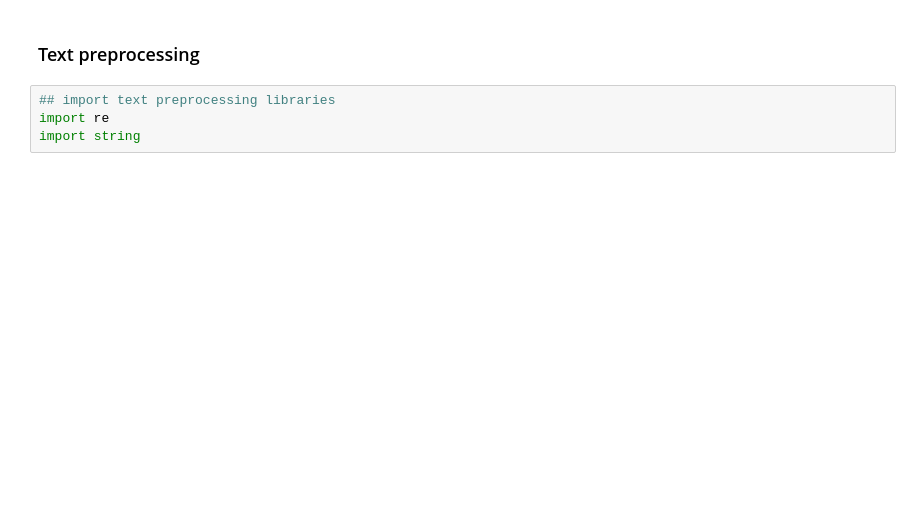
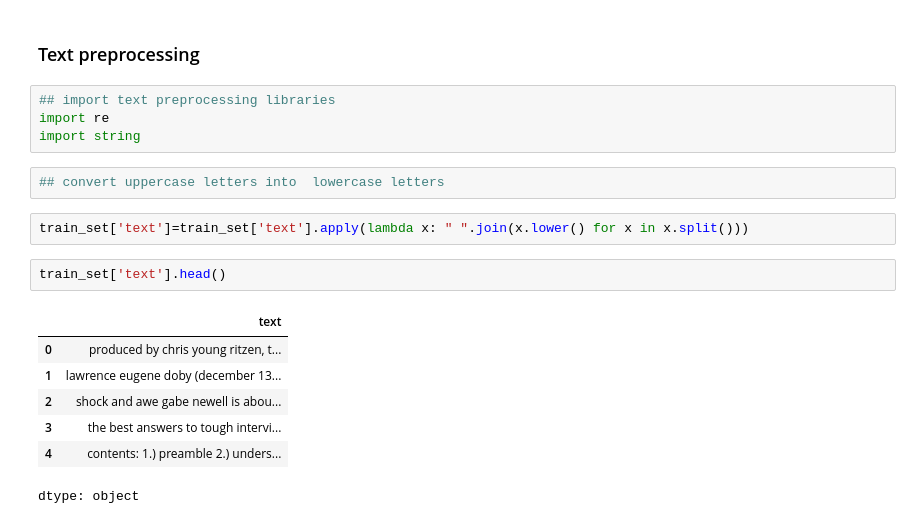
Before and after one commit to savindumahasen/AI-Detection-System-, a Jupyter notebook: Notebook.ipynb, the cells around one changed output. Drawn from its saved outputs; the diff is of its cells as text; blank space fills up the shorter version.

Commit message:
Convert uppercase letters into lowercase letters

```diff
--- a/Notebook.ipynb
+++ b/Notebook.ipynb
@@ -142,3 +142,17 @@ train_set.head()
 ## import text preprocessing libraries
 import re
 import string
+# %%
+## convert uppercase letters into  lowercase letters
+# %%
+train_set['text']=train_set['text'].apply(lambda x: " ".join(x.lower() for x in x.split()))
+# %%
+train_set['text'].head()
+# %% [output]
+|  | text |
+| 0 | produced by chris young ritzen, t... |
+| 1 | lawrence eugene doby (december 13... |
+| 2 | shock and awe gabe newell is abou... |
+| 3 | the best answers to tough intervi... |
+| 4 | contents: 1.) preamble 2.) unders... |
+dtype: object
```
Also changed, not shown: parts of 4 cells of this notebook.
